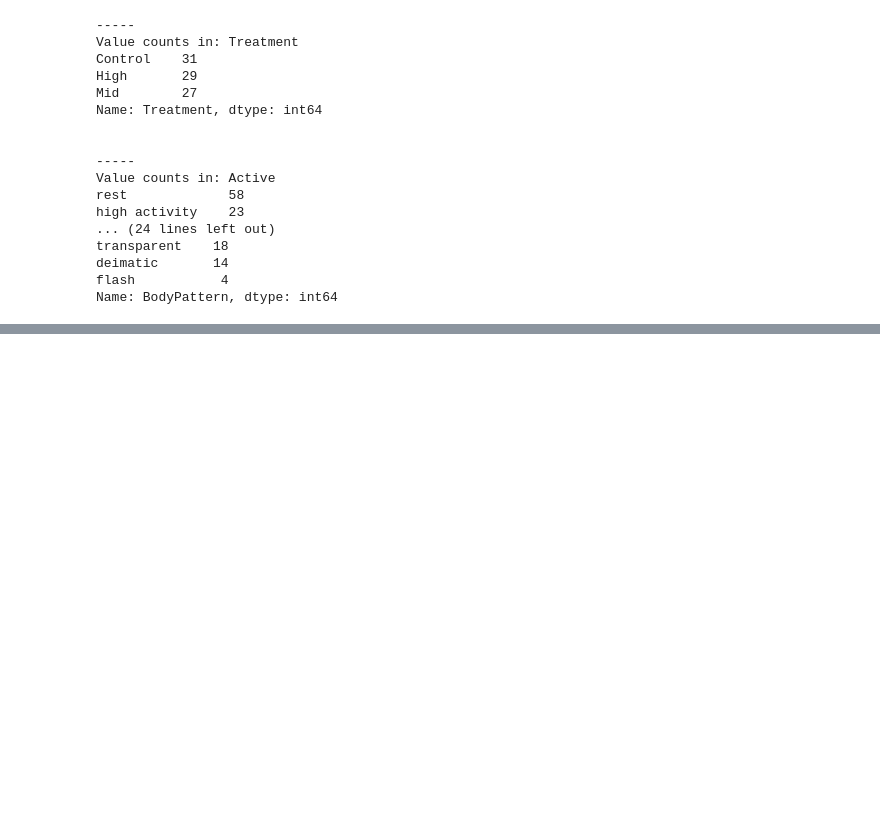
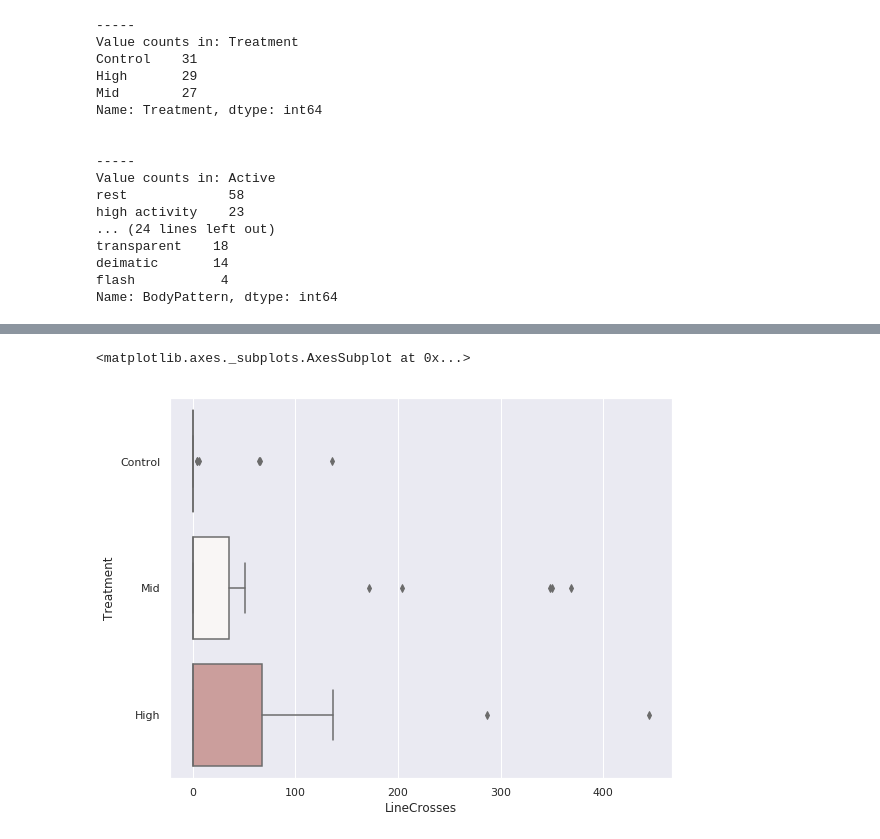
Before and after one commit to ewhitling/datascience-cc, a Jupyter notebook: ch4-exploring-data.ipynb, the cells around one changed output, grey strips where cells are left out. Drawn from its saved outputs; the diff is of its cells as text; code cells hidden in the pictures; blank space fills up the shorter version.

```diff
--- a/ch4-exploring-data.ipynb
+++ b/ch4-exploring-data.ipynb
@@ -191,0 +250,12 @@ Name: BodyPattern, dtype: int64
+# %%
+import seaborn as sns
+
+sns.set(rc={'figure.figsize':(9, 7)})
+sns.boxplot(
+        x="LineCrosses",
+        y="Treatment",
+        data=df,
+        palette="vlag")
+# %% [output]
+<matplotlib.axes._subplots.AxesSubplot at 0x...>
+[figure, added]
```
Also changed, not shown: parts of 22 cells of this notebook, 4 other files.
